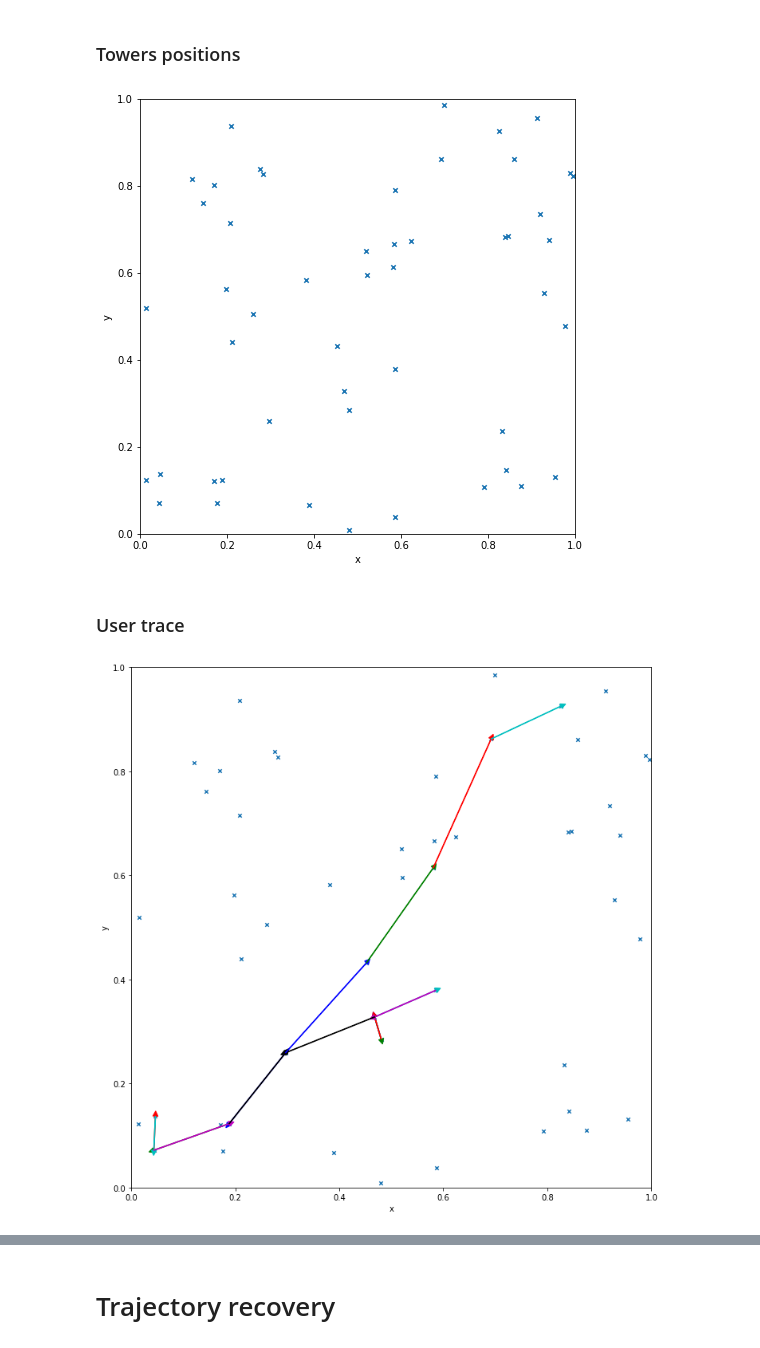
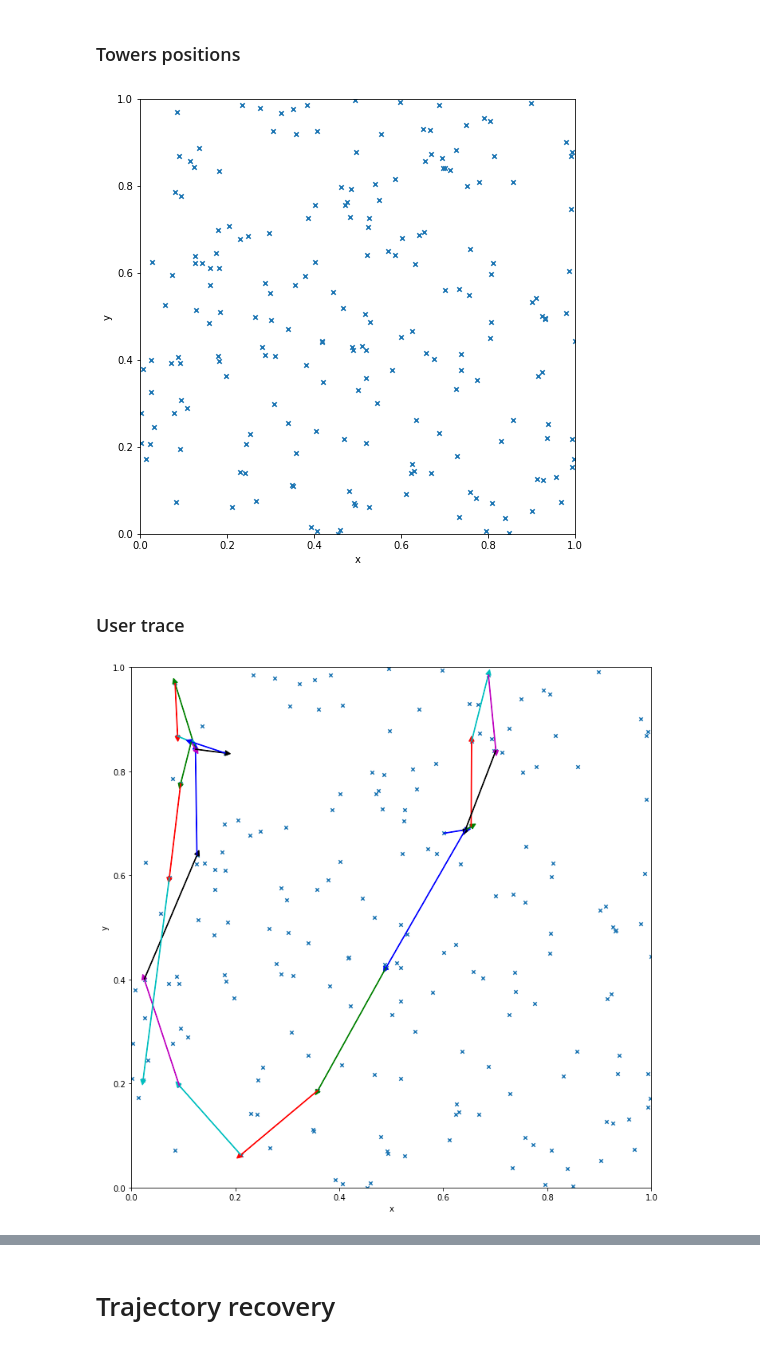
Before and after one commit to leopiney/tscf, a Jupyter notebook: trace_simulator_v2.ipynb, the cells around one changed output, grey strips where cells are left out. Cells and saved outputs as stored; diff of their text form; code cells hidden in the pictures.

```diff
--- a/trace_simulator_v2.ipynb
+++ b/trace_simulator_v2.ipynb
@@ -7,8 +7,8 @@
 from tracer.simulator import TraceSimulator
 
 sim = TraceSimulator(
-    number_towers=50,
-    number_users=500,
+    number_towers=200,
+    number_users=100,
     number_cycles=24,
     expander=1,
     sigma=0.005,
@@ -31,13 +31,13 @@ sim.traces.shape
 # %%
 sim.towers_manager.plot_towers(annotate_towers=False);
 # %% [output]
-[figure, old version]
+[figure, new version]
 # %% [markdown]
 ### User trace
 # %%
-sim.towers_manager.plot_user_trace(sim.traces[0], annotate_towers=False)
+sim.towers_manager.plot_user_trace(sim.traces[60], annotate_towers=False)
 # %% [output]
-[figure, old version]
+[figure, new version]
 # %%
 sim.aggregated_data.shape
 # %% [output]
```
Also changed, not shown: parts of 8 cells of this notebook, 2 other files.
